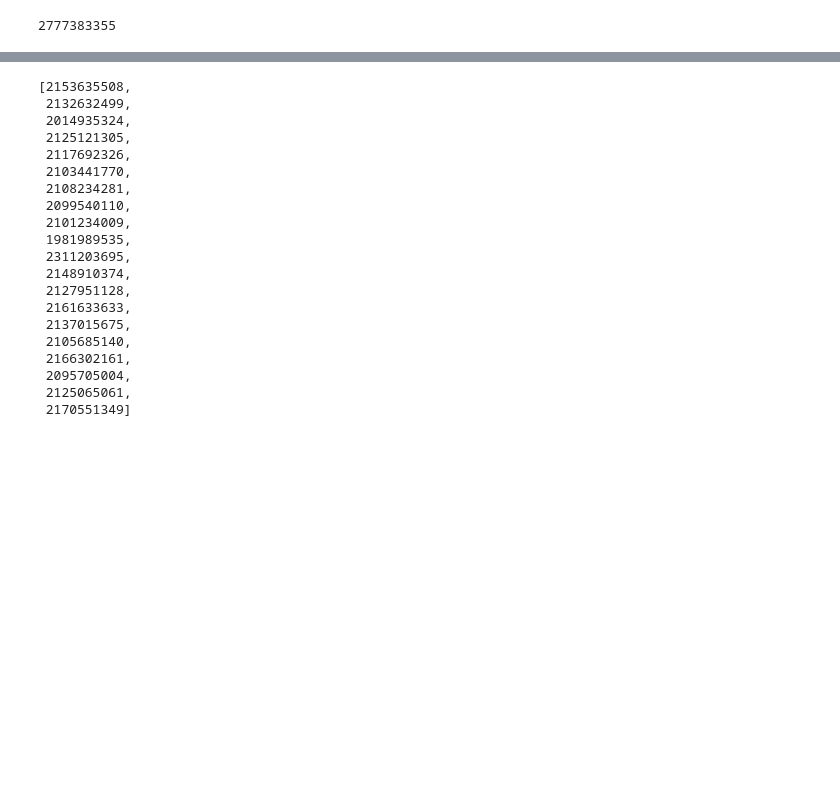
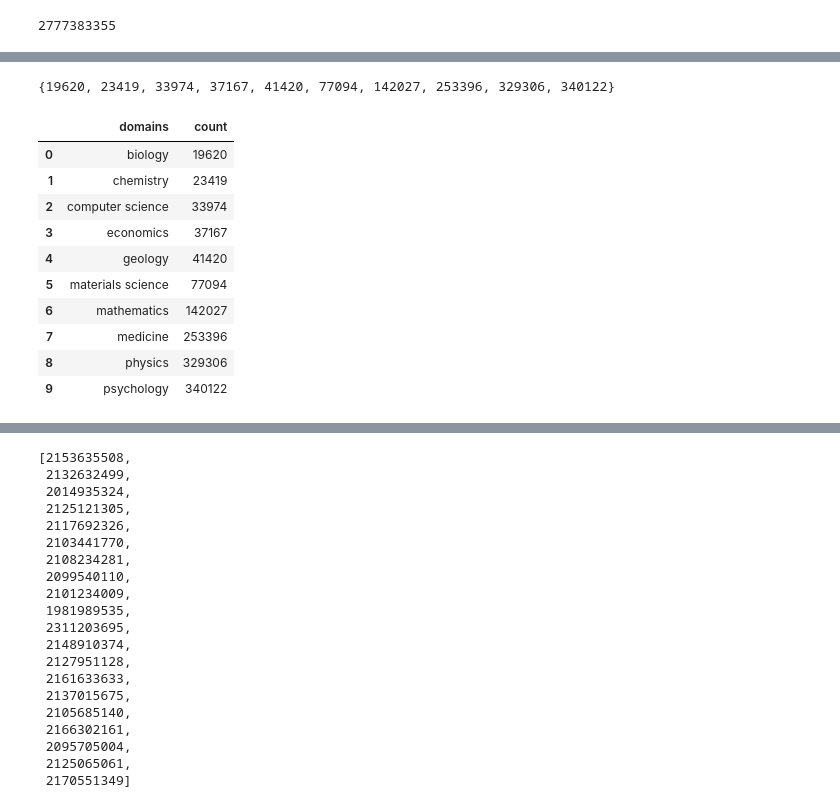
Before and after one commit to divvyam/APR, a Jupyter notebook: mag_explore.ipynb, the cells around one changed output, grey strips where cells are left out. Cells and saved outputs as stored; diff of their text form; code cells hidden in the pictures; blank space fills up the shorter version.

```diff
--- a/mag_explore.ipynb
+++ b/mag_explore.ipynb
@@ -496,0 +486,31 @@ test = df.sort_values(['Popularity'], ascending=[False])
+# %%
+# df.Field.value_counts().plot(kind='pie')
+{v for k,v in domain_dict.most_common(10)}
+# %% [output]
+{19620, 23419, 33974, 37167, 41420, 77094, 142027, 253396, 329306, 340122}
+# %%
+fields = pd.DataFrame({'domains':['biology',
+ 'chemistry',
+ 'computer science',
+ 'economics',
+ 'geology',
+ 'materials science',
+ 'mathematics',
+ 'medicine',
+ 'physics',
+ 'psychology'],
+ 'val':[19620, 23419, 33974, 37167, 41420, 77094, 142027, 253396, 329306, 340122]})
+# %%
+fields.plot.pie(subplots=True, legend=False)
+# %% [output]
+|  | domains | count |
+| 0 | biology | 19620 |
+| 1 | chemistry | 23419 |
+| 2 | computer science | 33974 |
+| 3 | economics | 37167 |
+| 4 | geology | 41420 |
+| 5 | materials science | 77094 |
+| 6 | mathematics | 142027 |
+| 7 | medicine | 253396 |
+| 8 | physics | 329306 |
+| 9 | psychology | 340122 |
```
Also changed, not shown: parts of 13 cells of this notebook.
